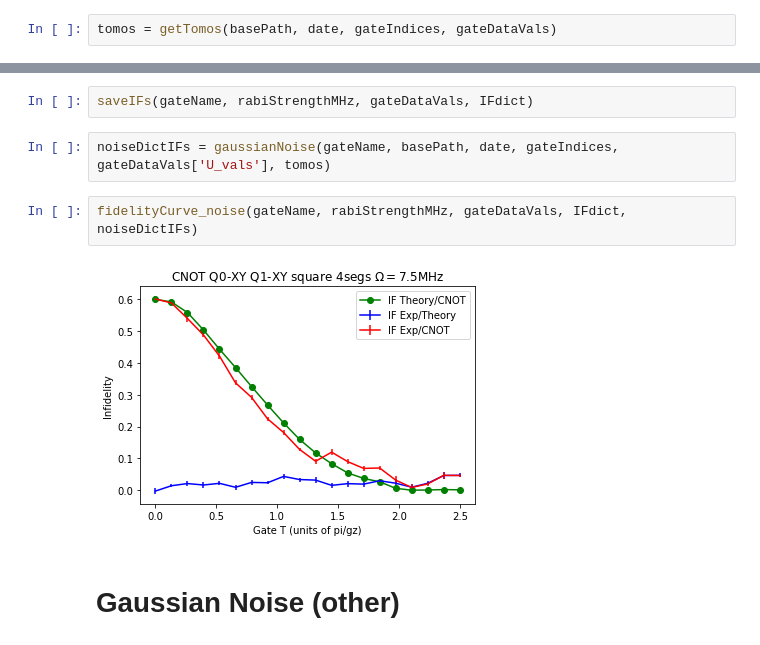
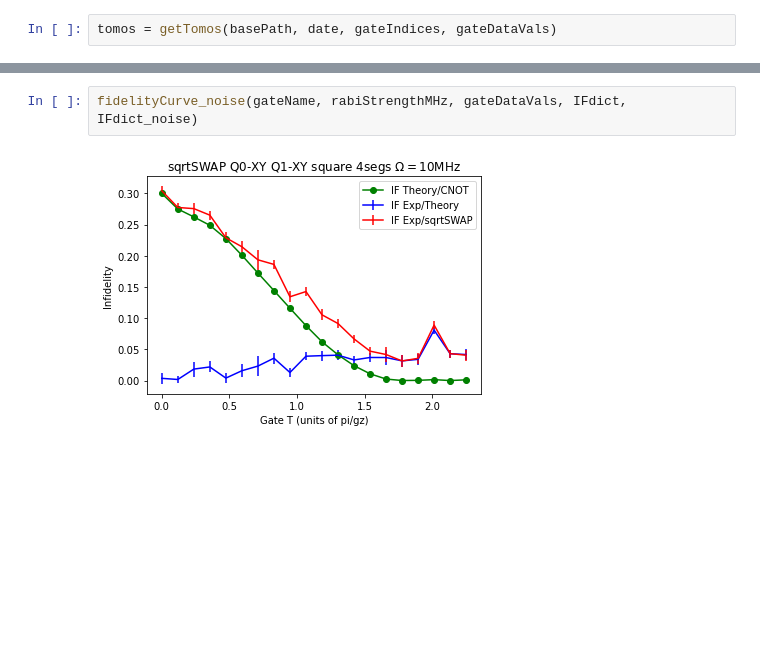
Before and after one commit to Borealis126/MinesExpAnalysis, a Jupyter notebook: analysis.ipynb, the cells around one changed output, grey strips where cells are left out. Saved outputs shown, nothing was run; the diff lists cells and outputs as text; blank space fills up the shorter version.

```diff
--- a/analysis.ipynb
+++ b/analysis.ipynb
@@ -160,10 +54,4 @@ fidelityCurve(gateName, rabiStrengthMHz, gateDataVals, IFdict)
 # %%
-saveIFs(gateName, rabiStrengthMHz, gateDataVals, IFdict)
+fidelityCurve_noise(gateName, rabiStrengthMHz, gateDataVals, IFdict, IFdict_noise)
+# %% [output]
+[figure, added]
-# %%
-noiseDictIFs = gaussianNoise(gateName, basePath, date, gateIndices, gateDataVals['U_vals'], tomos)
-# %%
-fidelityCurve_noise(gateName, rabiStrengthMHz, gateDataVals, IFdict, noiseDictIFs)
-# %% [output]
-[figure, removed]
-# %% [markdown]
-# Gaussian Noise (other)
```
Also changed, not shown: parts of 14 cells of this notebook, 36 other files.
